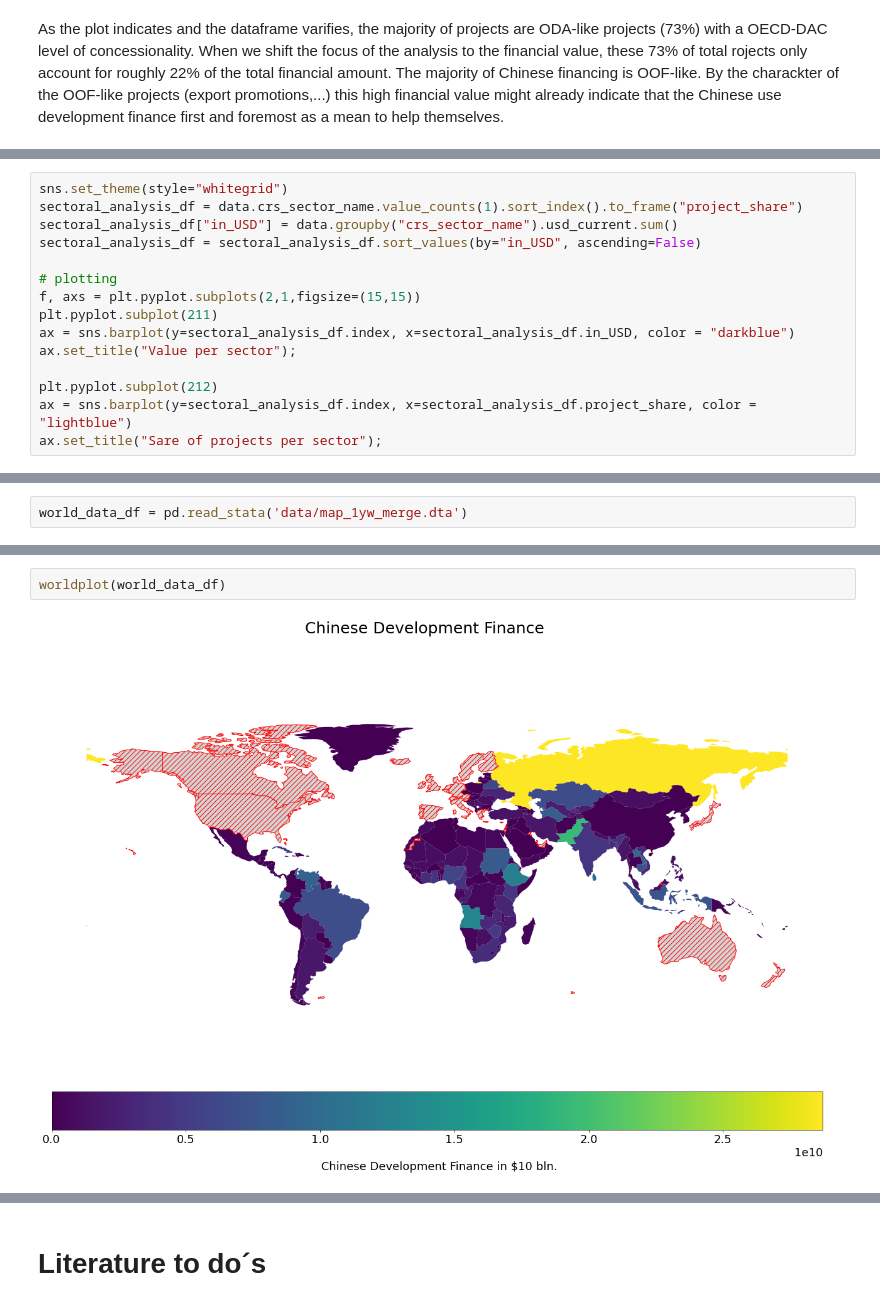
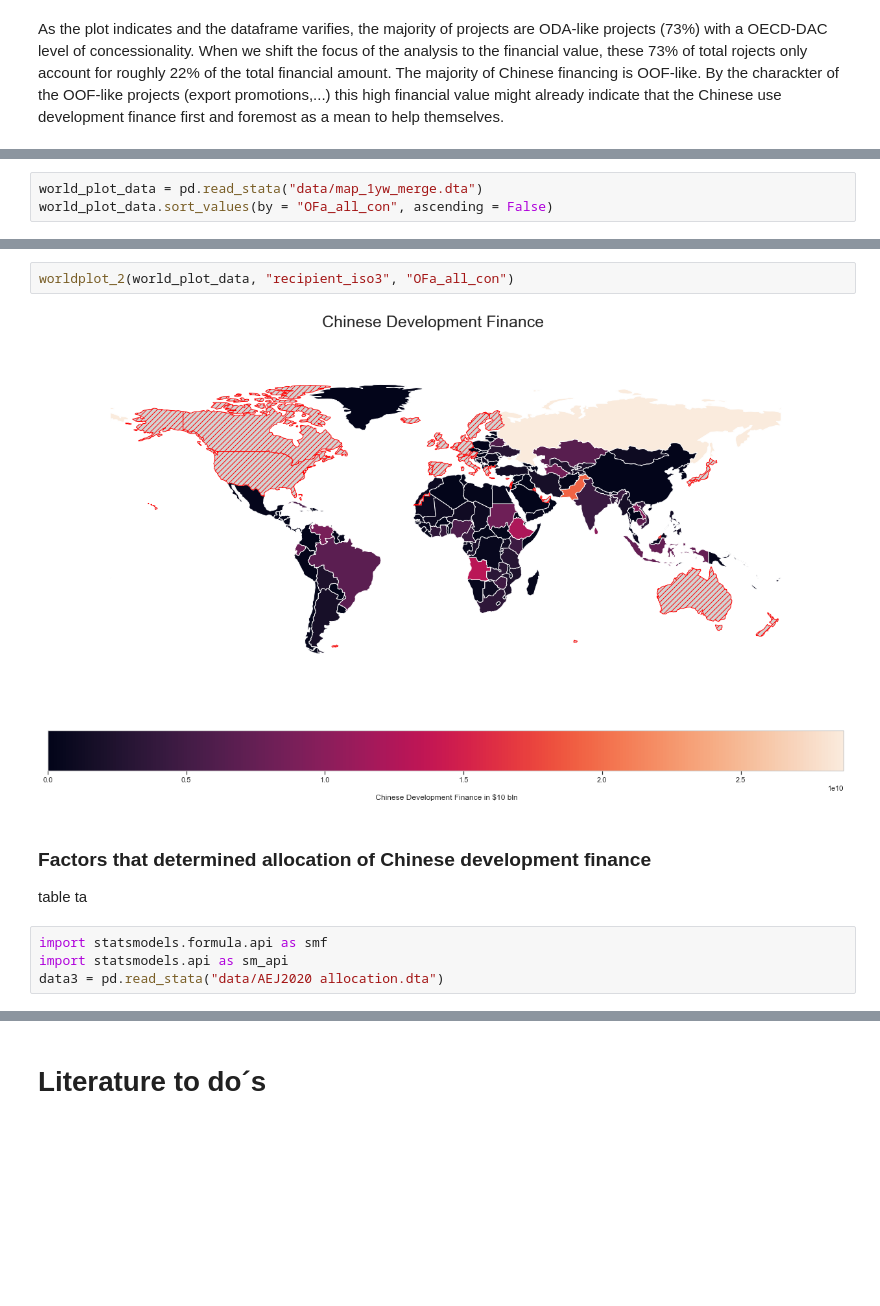
Before and after one commit to JonathanWillnow/ose-data-science-course-project-JonathanWillnow, a Jupyter notebook: JonathanWillnowOSE.ipynb, the cells around one changed output, grey strips where cells are left out. Saved outputs shown, nothing was run; the diff lists cells and outputs as text; blank space fills up the shorter version.

```diff
--- a/JonathanWillnowOSE.ipynb
+++ b/JonathanWillnowOSE.ipynb
@@ -231,15 +249,0 @@ Name: usd_current, dtype: float64
-# %%
-sns.set_theme(style="whitegrid")
-sectoral_analysis_df = data.crs_sector_name.value_counts(1).sort_index().to_frame("project_share")
-sectoral_analysis_df["in_USD"] = data.groupby("crs_sector_name").usd_current.sum()
-sectoral_analysis_df = sectoral_analysis_df.sort_values(by="in_USD", ascending=False)
-
-# plotting
-f, axs = plt.pyplot.subplots(2,1,figsize=(15,15))
-plt.pyplot.subplot(211)
-ax = sns.barplot(y=sectoral_analysis_df.index, x=sectoral_analysis_df.in_USD, color = "darkblue")
-ax.set_title("Value per sector");
-
-plt.pyplot.subplot(212)
-ax = sns.barplot(y=sectoral_analysis_df.index, x=sectoral_analysis_df.project_share, color = "lightblue")
-ax.set_title("Sare of projects per sector");
@@ -257,2 +291,3 @@ ax = sns.barplot(y = data.flow.value_counts().index, x = data.flow.value_counts(
 # %%
-world_data_df = pd.read_stata('data/map_1yw_merge.dta')
+world_plot_data = pd.read_stata("data/map_1yw_merge.dta")
+world_plot_data.sort_values(by = "OFa_all_con", ascending = False)
@@ -278,4 +308,12 @@ largest_recipiants_df.head(5)
-# %%
-worldplot(world_data_df)
-# %% [output]
-[figure, removed]
+# %%
+worldplot_2(world_plot_data, "recipient_iso3", "OFa_all_con")
+# %% [output]
+[figure, added]
+# %% [markdown]
+### Factors that determined allocation of Chinese development finance
+
+table ta
+# %%
+import statsmodels.formula.api as smf
+import statsmodels.api as sm_api
+data3 = pd.read_stata("data/AEJ2020 allocation.dta")
```
Also changed, not shown: parts of 36 cells of this notebook.
